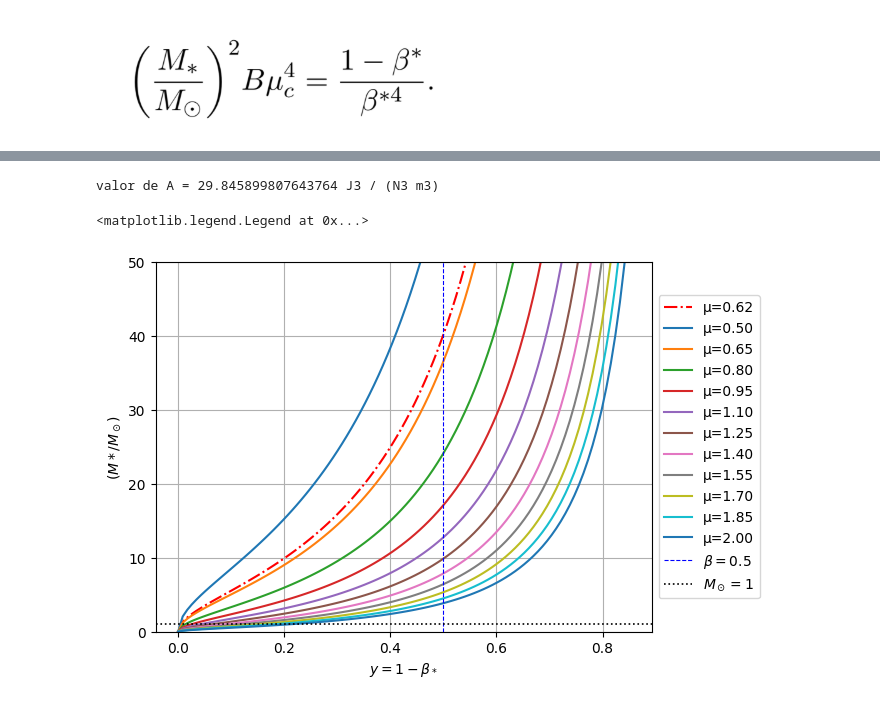
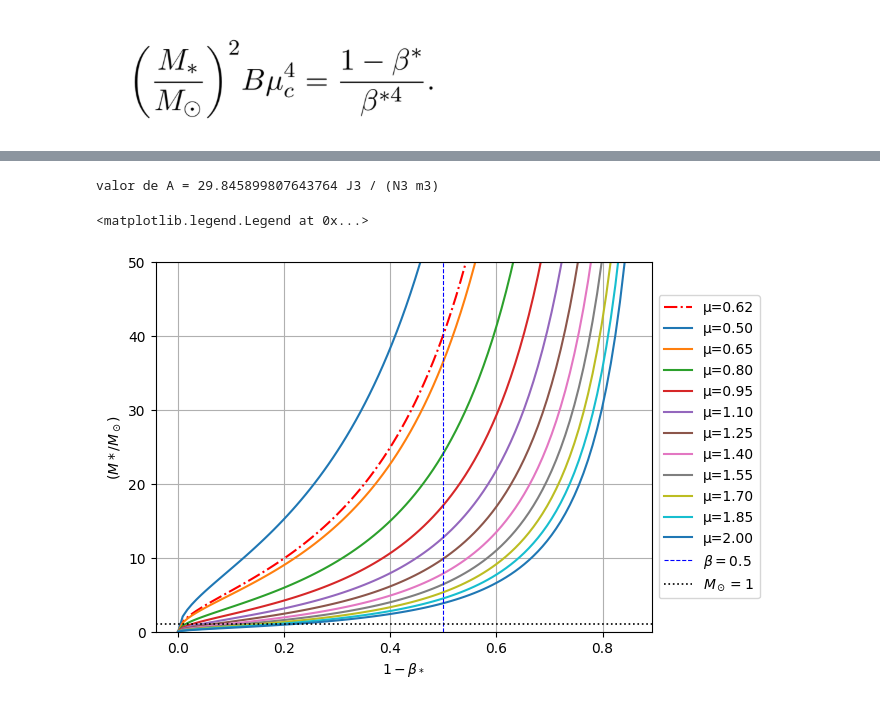
Before and after one commit to eadelgadillom/estructura_estelar, a Jupyter notebook: GT-2.ipynb, the cells around one changed output, grey strips where cells are left out. Saved outputs shown, nothing was run; the diff lists cells and outputs as text; code cells hidden in the pictures.

```diff
--- a/GT-2.ipynb
+++ b/GT-2.ipynb
@@ -56,32 +56,32 @@ m_h = 1.6735575e-27 * u.kg  # Mass of hydrogen
 
 A = 18 * K_b**4 / (np.pi * a * (G**3) * (M_sun**2) * (m_h**4))
 print(f"valor de A = {A}")
 
 
 def factor_masas(miu, x):
 
     return np.sqrt(A * x / (miu**4 * (1 - x) ** 4))
 
 x = np.linspace(0, 0.85, 100)
 
 # Graficar la curva para μ=0.62, la metalicidad solar
 y_2 = factor_masas(0.62, x)
 plt.plot(x, y_2, label="μ=0.62", color="red", linestyle="-.")
 
 # graficar para las demas metalicidades μ
 for miu in np.linspace(0.5, 2, 11):
     y = factor_masas(miu, x)
     plt.plot(x, y, label=f"μ={miu:.2f}")
 
 
 plt.axvline(0.5, color="blue", lw=0.8, linestyle="--", label=r"$\beta =0.5$")
 plt.axhline(1, color="black", lw=1.2, linestyle=":", label=r"$M_\odot=1$")
-plt.xlabel(r"$y = 1- \beta_*$")
+plt.xlabel(r"$1- \beta_*$")
 plt.ylabel(r"$( M*/ M_\odot)$" )
 plt.ylim(0, 50)
 plt.grid()
 plt.legend(loc="center left", bbox_to_anchor=(1, 0.5))
 # %% [output]
 valor de A = 29.845899807643764 J3 / (N3 m3)
 <matplotlib.legend.Legend at 0x...>
-[figure, old version]
+[figure, new version]
```
Also changed, not shown: parts of 1 cell of this notebook.
